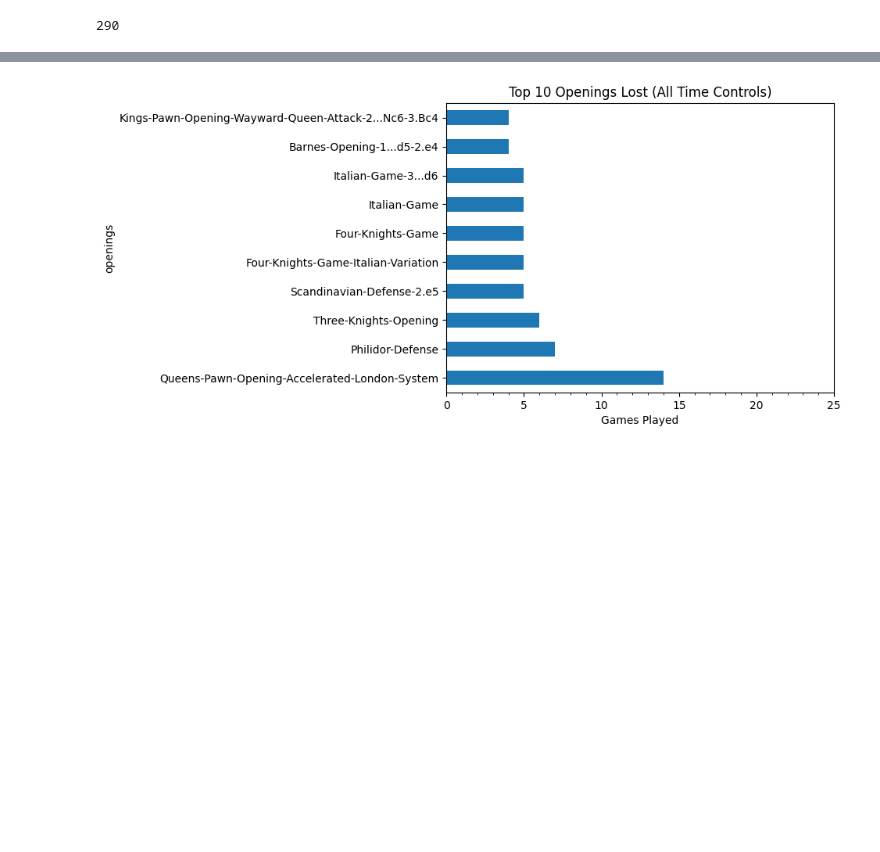
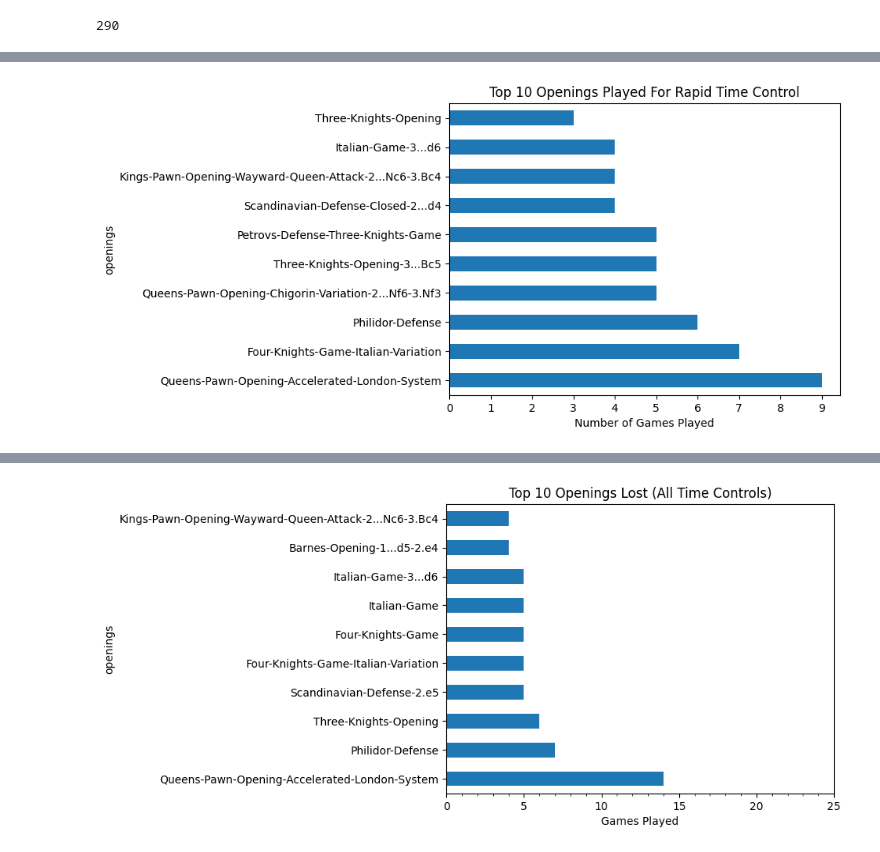
Before and after one commit to hfactor13/MyChessGames, a Jupyter notebook: chess_analysis.ipynb, the cells around one changed output, grey strips where cells are left out. Saved outputs shown, nothing was run; the diff lists cells and outputs as text; code cells hidden in the pictures; blank space fills up the shorter version.

```diff
--- a/chess_analysis.ipynb
+++ b/chess_analysis.ipynb
@@ -345,0 +348,4 @@ Length: 290, dtype: int64
+# %%
+plot_openings_by_time_control(rapid_games, "Rapid") # top 10 openings played for rapid time control
+# %% [output]
+[figure, added]
```
Also changed, not shown: parts of 12 cells of this notebook.
